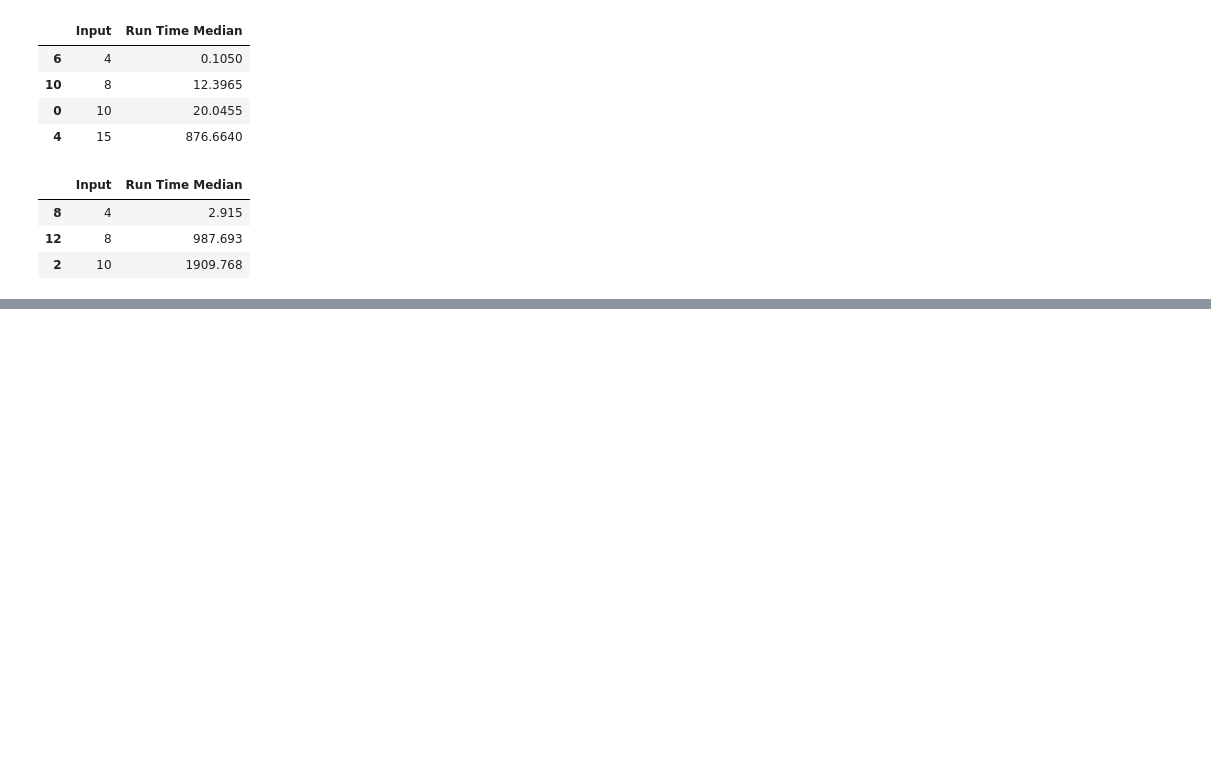
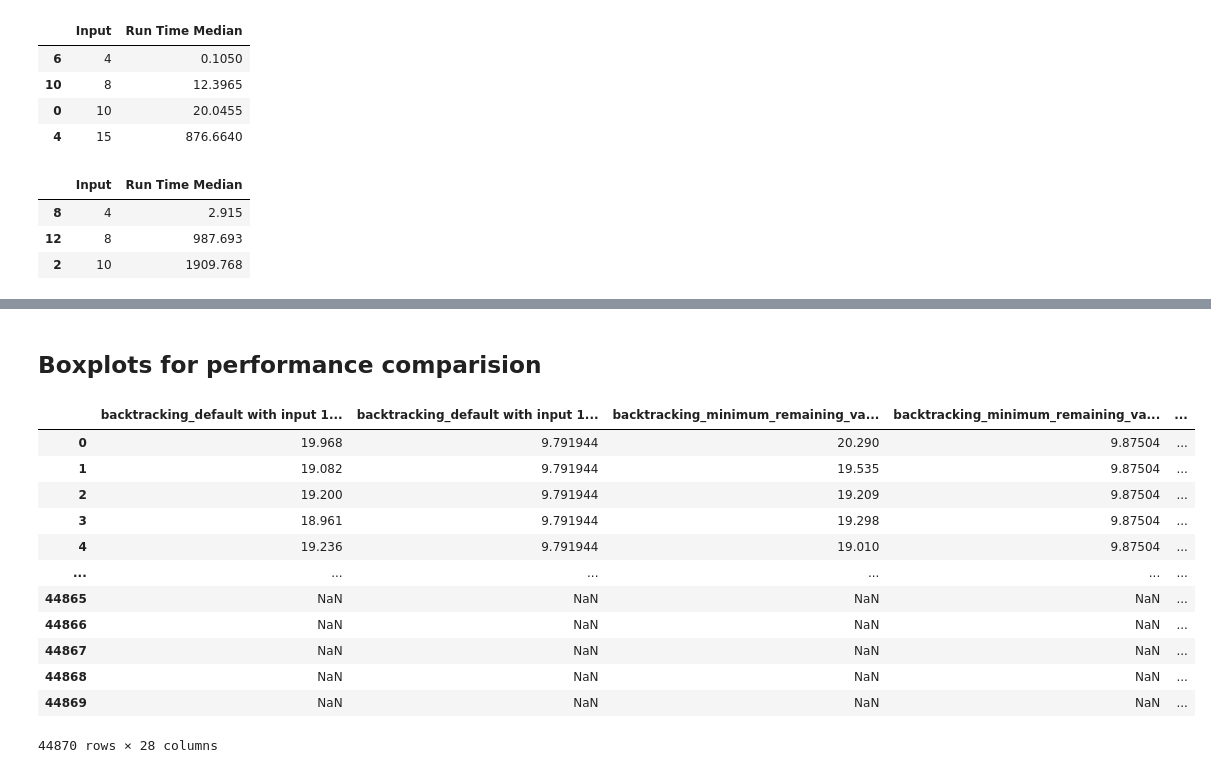
Before and after one commit to Lakret/csp, a Jupyter notebook: benchmarks.ipynb, the cells around one changed output, grey strips where cells are left out. Drawn from its saved outputs; the diff is of its cells as text; code cells hidden in the pictures; blank space fills up the shorter version.

```diff
--- a/benchmarks.ipynb
+++ b/benchmarks.ipynb
@@ -80,0 +80,21 @@ df_optimal_vs_slower_by_size.plot.bar()
+# %% [markdown]
+## Boxplots for performance comparision
+# %%
+df = pd.read_csv('backtracking_benchmark_raw.csv')
+# convert from nanoseconds to milliseconds
+df = df.applymap(lambda value: value / 1_000_000)
+df
+# %% [output]
+|  | backtracking_default with input 1... | backtracking_default with input 1... | backtracking_minimum_remaining_va... | backtracking_minimum_remaining_va... | ... |
+| 0 | 19.968 | 9.791944 | 20.290 | 9.87504 | ... |
+| 1 | 19.082 | 9.791944 | 19.535 | 9.87504 | ... |
+| 2 | 19.200 | 9.791944 | 19.209 | 9.87504 | ... |
+| 3 | 18.961 | 9.791944 | 19.298 | 9.87504 | ... |
+| 4 | 19.236 | 9.791944 | 19.010 | 9.87504 | ... |
+| ... | ... | ... | ... | ... | ... |
+| 44865 | NaN | NaN | NaN | NaN | ... |
+| 44866 | NaN | NaN | NaN | NaN | ... |
+| 44867 | NaN | NaN | NaN | NaN | ... |
+| 44868 | NaN | NaN | NaN | NaN | ... |
+| 44869 | NaN | NaN | NaN | NaN | ... |
+44870 rows × 28 columns
```
Also changed, not shown: parts of 6 cells of this notebook.
